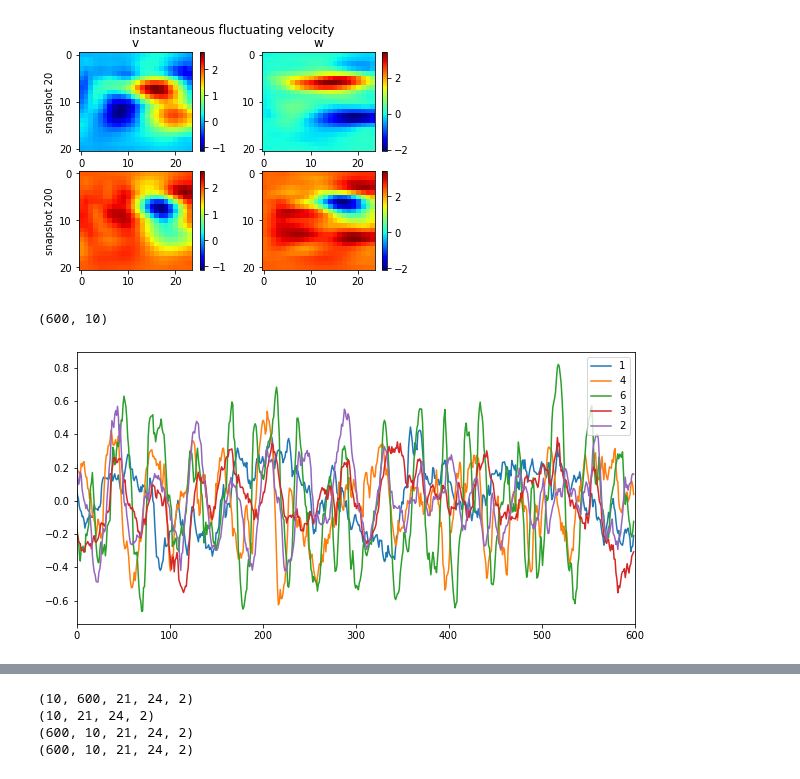
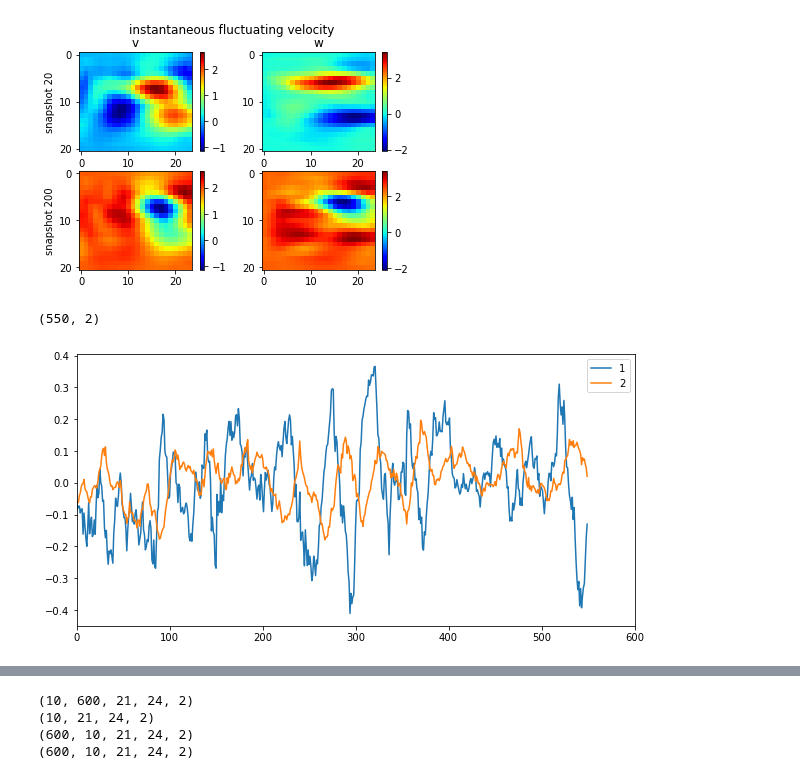
Before and after one commit to MagriLab/MD-CNN-AE, a Jupyter notebook: visualise_latent_sapce.ipynb, the cells around one changed output, grey strips where cells are left out. Saved outputs shown, nothing was run; the diff lists cells and outputs as text; code cells hidden in the pictures.

```diff
--- a/visualise_latent_sapce.ipynb
+++ b/visualise_latent_sapce.ipynb
@@ -37,8 +37,8 @@ Ntrain = 1800 # snapshots for training
 Ntest = 900 # sanpshots for testingprint()
 
 # path
-results_folder = 'MD_10__2022_05_21__17_29_44'
-folder = system_info['save_location'] + '/' + results_folder + '/'
+results_folder = 'experiment_nonlinear/0808_2mode1-2894758'
+folder = system_info['alternate_location'] + '/' + results_folder + '/'
 
 ## ae configuration
 filename = folder + 'Model_param.h5'
@@ -200,15 +196,15 @@ fig.colorbar(fig2,ax=ax[1,1])
 # %%
 ## latent space line plot
 print(latent_test.shape)
 plt.figure(figsize=(10,5))
 # for z in range(latent_dim):
-for z in [0,3,5,2,1]:
+for z in [0,1]:
     plt.plot(latent_test[:,z],label=str(z+1))
 plt.xlim([0,600])
 plt.legend()
 plt.show()
 # %% [output]
-(600, 10)
+(550, 2)
-[figure, old version]
+[figure, new version]
 # %%
 # fft of latent space signal
```
Also changed, not shown: parts of 6 cells of this notebook, 4 other files.
